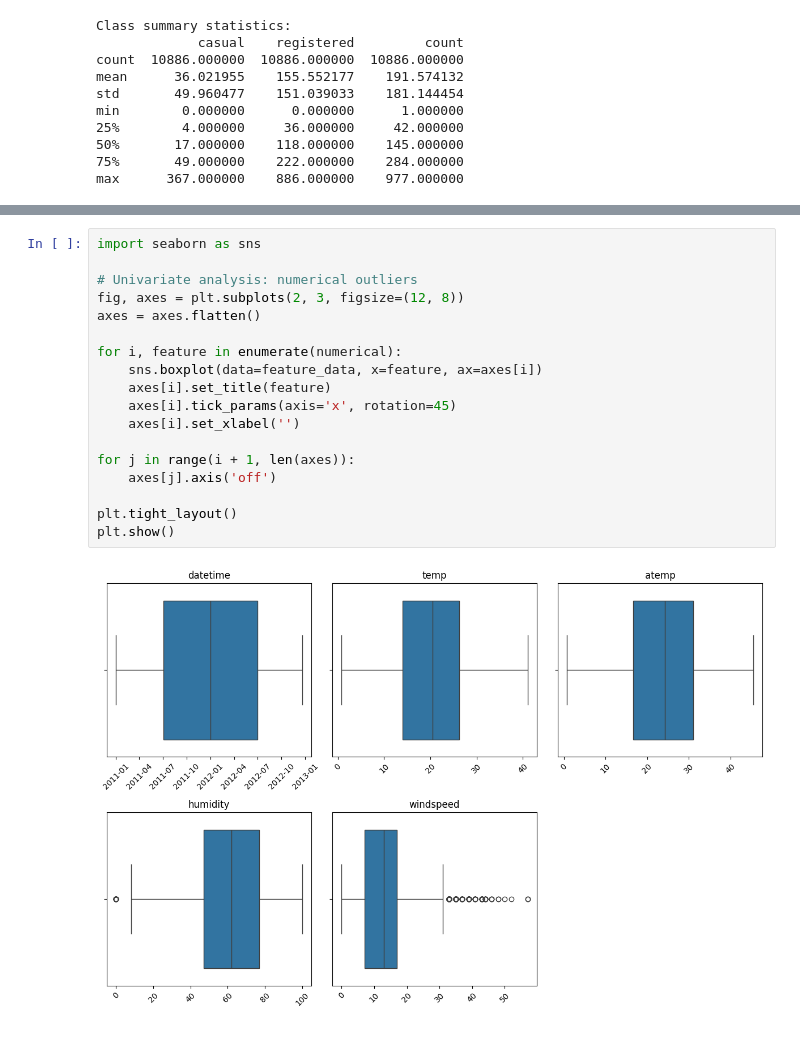
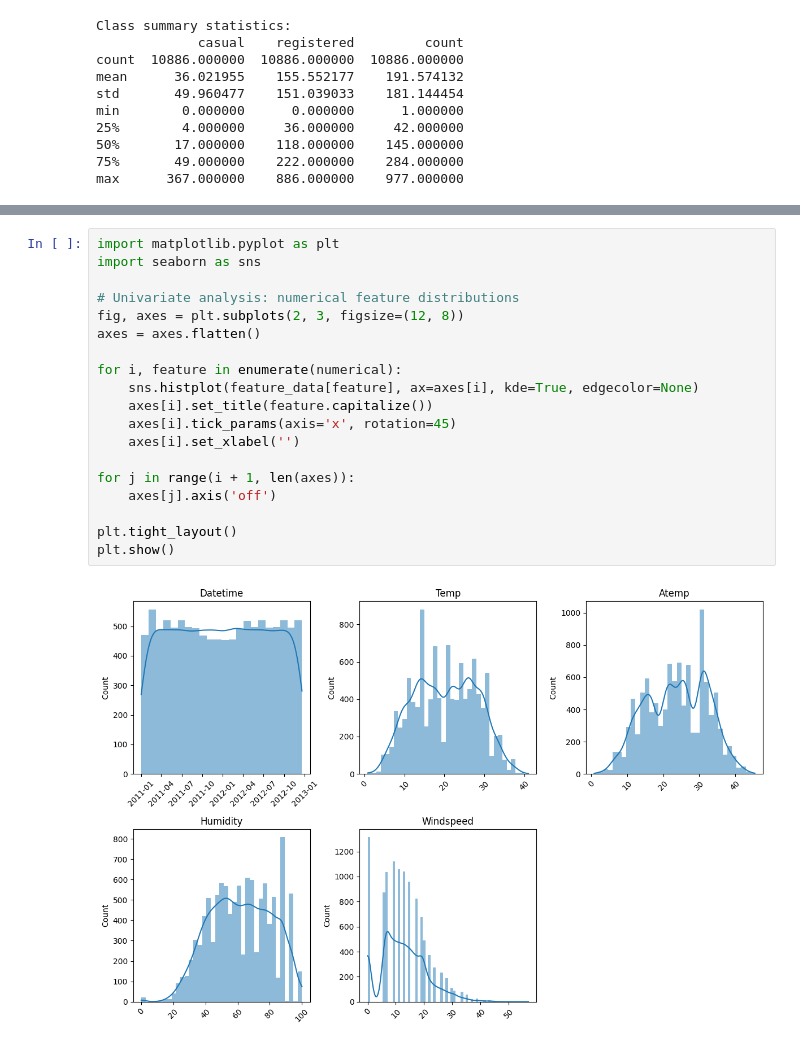
Before and after one commit to jay-watt/bike_sharing, a Jupyter notebook: noteboooks/data_exploration.ipynb, the cells around one changed output, grey strips where cells are left out. Saved outputs shown, nothing was run; the diff lists cells and outputs as text.

Commit message:
Update numerical and categorical univariate analysis plots to use Seaborn

```diff
--- a/noteboooks/data_exploration.ipynb
+++ b/noteboooks/data_exploration.ipynb
@@ -201,20 +187,21 @@ plt.show()
 # %%
+import matplotlib.pyplot as plt
 import seaborn as sns
 
-# Univariate analysis: numerical outliers
+# Univariate analysis: numerical feature distributions
 fig, axes = plt.subplots(2, 3, figsize=(12, 8))
 axes = axes.flatten()
 
 for i, feature in enumerate(numerical):
-    sns.boxplot(data=feature_data, x=feature, ax=axes[i])
-    axes[i].set_title(feature)
+    sns.histplot(feature_data[feature], ax=axes[i], kde=True, edgecolor=None)
+    axes[i].set_title(feature.capitalize())
     axes[i].tick_params(axis='x', rotation=45)
     axes[i].set_xlabel('')
 
 for j in range(i + 1, len(axes)):
     axes[j].axis('off')
 
 plt.tight_layout()
 plt.show()
 # %% [output]
-[figure, old version]
+[figure, new version]
```
Also changed, not shown: parts of 3 cells of this notebook.
